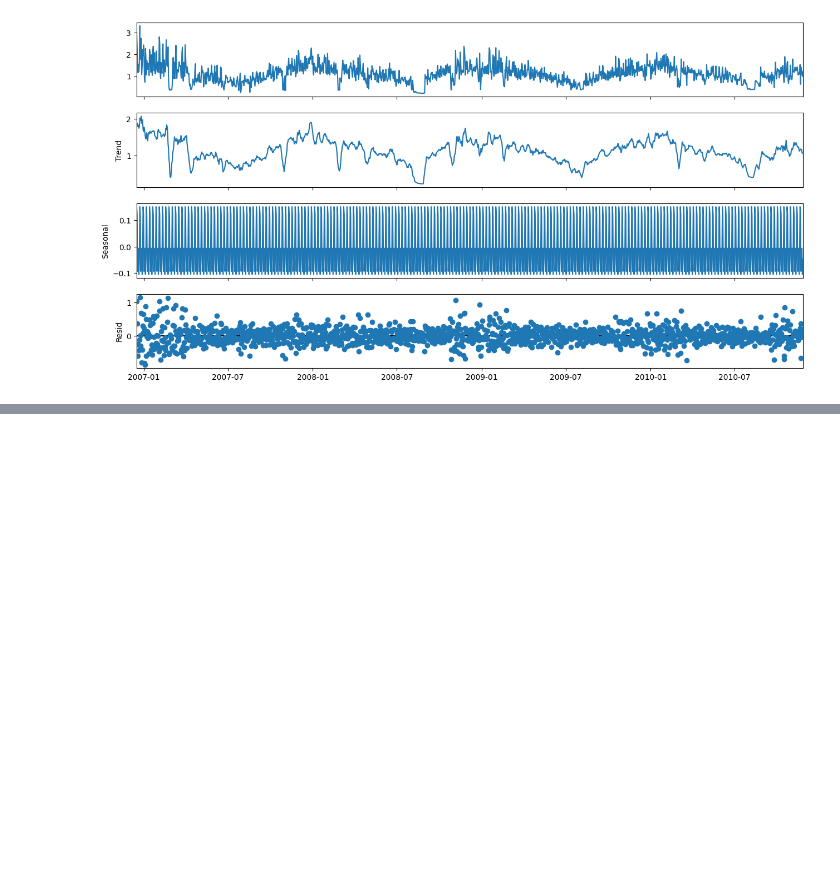
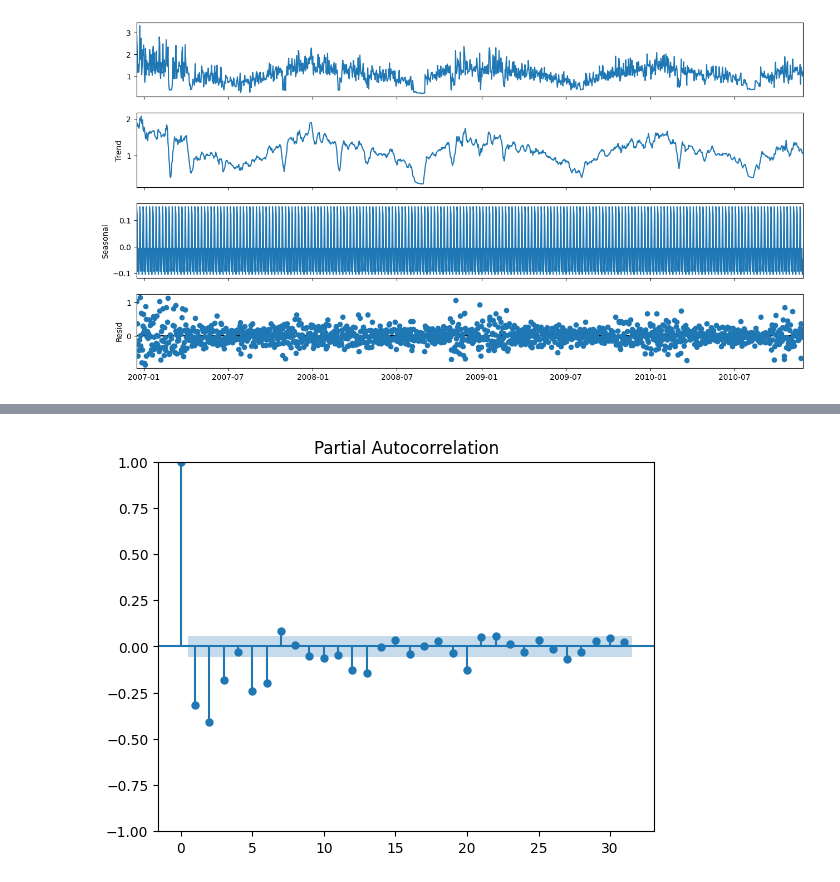
Before and after one commit to Eniark698/Machine-Learning, a Jupyter notebook: jnotes/third.ipynb, the cells around one changed output, grey strips where cells are left out. Saved outputs shown, nothing was run; the diff lists cells and outputs as text; code cells hidden in the pictures; blank space fills up the shorter version.

```diff
--- a/jnotes/third.ipynb
+++ b/jnotes/third.ipynb
@@ -194,0 +187,4 @@ plt.show()
+# %%
+_ = plot_pacf(train_data.diff().dropna())
+# %% [output]
+[figure, added]
```
Also changed, not shown: parts of 8 cells of this notebook.
